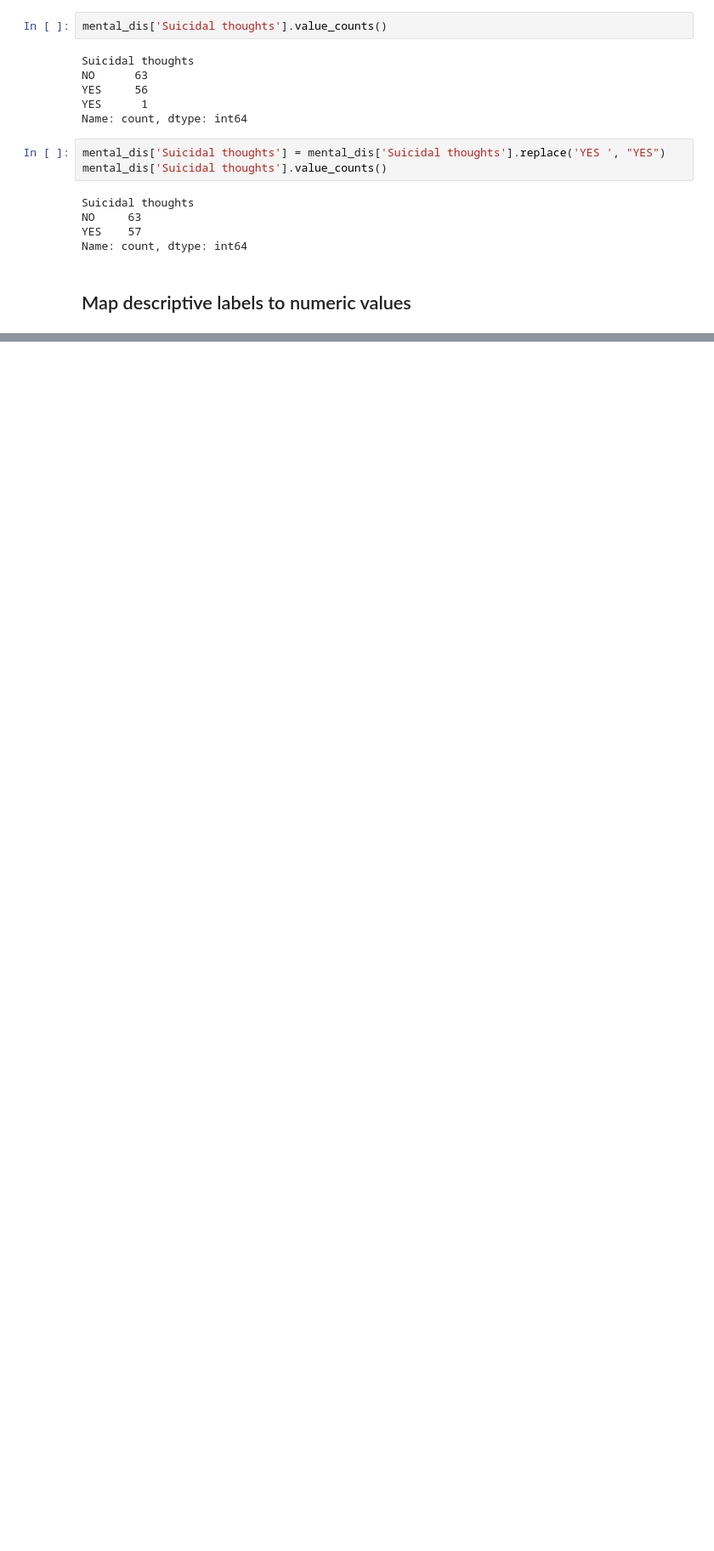
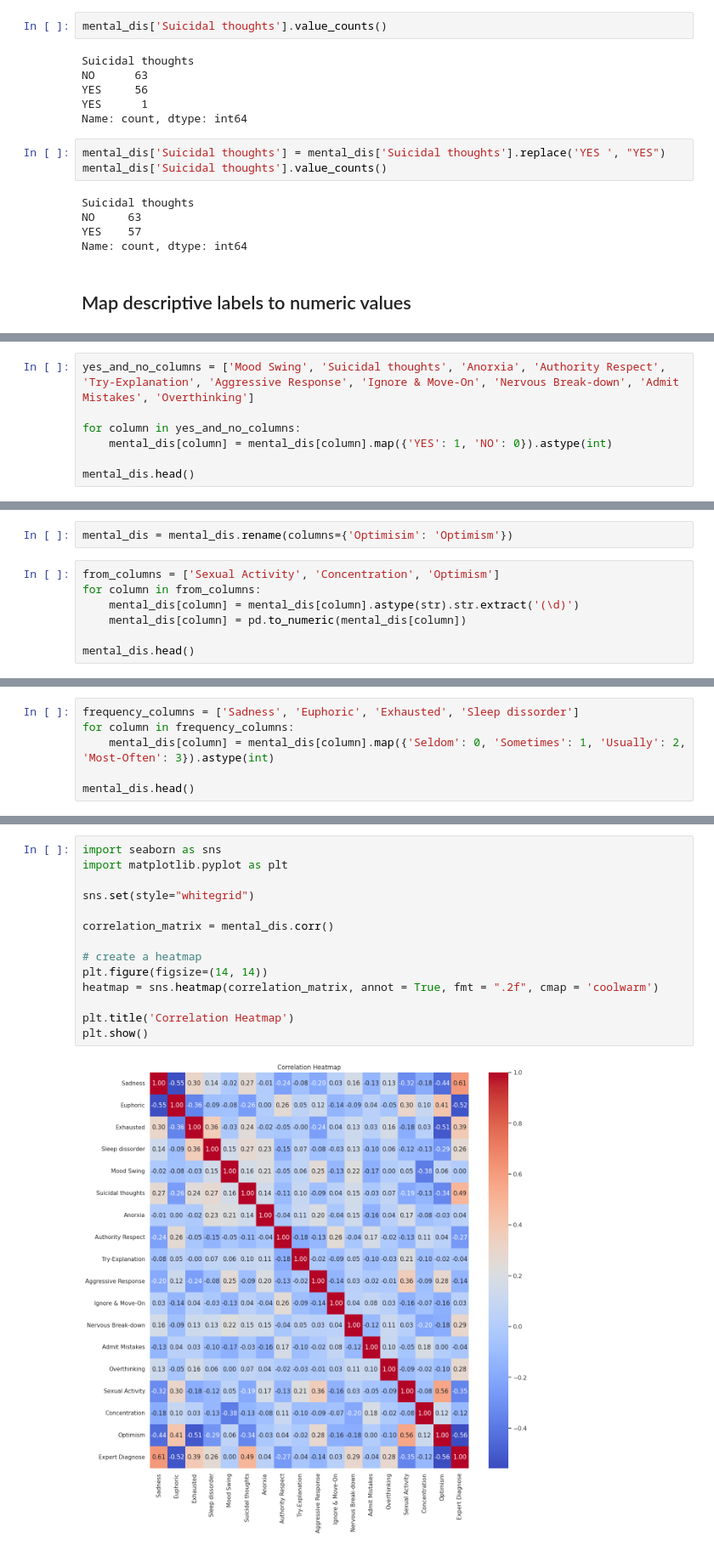
Before and after one commit to stangeorgiana18/mental_disorder-binary-classifier, a Jupyter notebook: mental-disorder-classifier.ipynb, the cells around one changed output, grey strips where cells are left out. Shown at 85% size. Drawn from its saved outputs; the diff is of its cells as text; blank space fills up the shorter version.

```diff
--- a/mental-disorder-classifier.ipynb
+++ b/mental-disorder-classifier.ipynb
@@ -102,0 +139,7 @@ Name: count, dtype: int64
+# %%
+yes_and_no_columns = ['Mood Swing', 'Suicidal thoughts', 'Anorxia', 'Authority Respect', 'Try-Explanation', 'Aggressive Response', 'Ignore & Move-On', 'Nervous Break-down', 'Admit Mistakes', 'Overthinking']
+
+for column in yes_and_no_columns:
+    mental_dis[column] = mental_dis[column].map({'YES': 1, 'NO': 0}).astype(int)
+
+mental_dis.head()
@@ -102,0 +157,9 @@ Name: count, dtype: int64
+# %%
+mental_dis = mental_dis.rename(columns={'Optimisim': 'Optimism'})
+# %%
+from_columns = ['Sexual Activity', 'Concentration', 'Optimism']
+for column in from_columns:
+    mental_dis[column] = mental_dis[column].astype(str).str.extract('(\d)')
+    mental_dis[column] = pd.to_numeric(mental_dis[column])
+
+mental_dis.head()
@@ -102,0 +177,6 @@ Name: count, dtype: int64
+# %%
+frequency_columns = ['Sadness', 'Euphoric', 'Exhausted', 'Sleep dissorder']
+for column in frequency_columns:
+    mental_dis[column] = mental_dis[column].map({'Seldom': 0, 'Sometimes': 1, 'Usually': 2, 'Most-Often': 3}).astype(int)
+
+mental_dis.head()
@@ -102,0 +206,16 @@ Name: count, dtype: int64
+# %%
+import seaborn as sns
+import matplotlib.pyplot as plt
+
+sns.set(style="whitegrid")
+
+correlation_matrix = mental_dis.corr()
+
+# create a heatmap
+plt.figure(figsize=(14, 14))
+heatmap = sns.heatmap(correlation_matrix, annot = True, fmt = ".2f", cmap = 'coolwarm')
+
+plt.title('Correlation Heatmap')
+plt.show()
+# %% [output]
+[figure, added]
```
Also changed, not shown: parts of 21 cells of this notebook.
